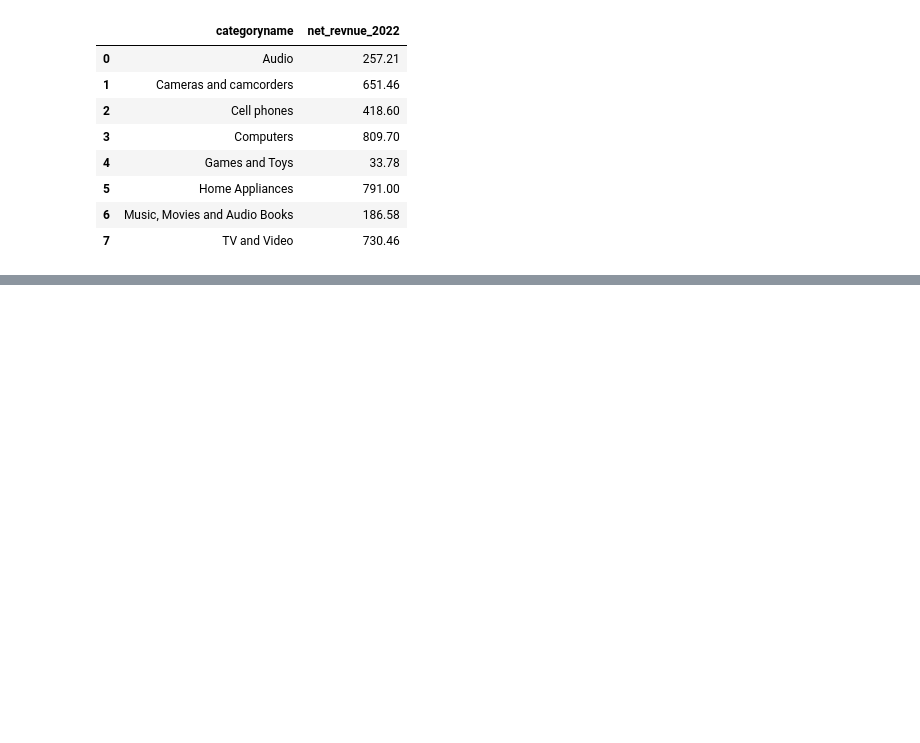
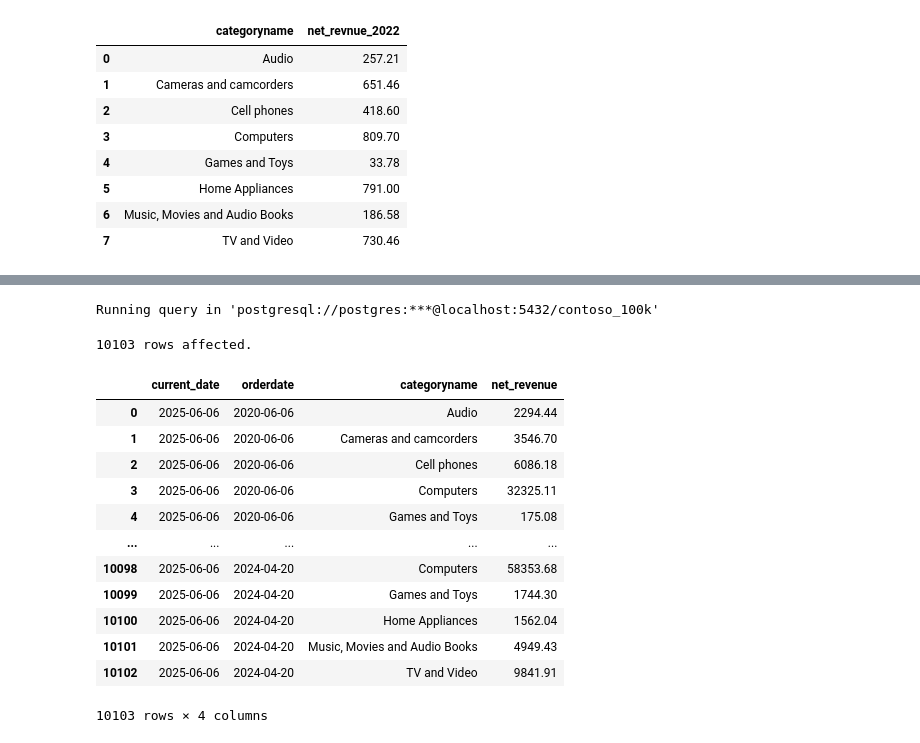
Before and after one commit to ew-alt/Data-anylatics, a Jupyter notebook: Resources/Blank_SQL_Notebook.ipynb, the cells around one changed output, grey strips where cells are left out. Saved outputs shown, nothing was run; the diff lists cells and outputs as text; code cells hidden in the pictures; blank space fills up the shorter version.

```diff
--- a/Resources/Blank_SQL_Notebook.ipynb
+++ b/Resources/Blank_SQL_Notebook.ipynb
@@ -318,0 +383,35 @@ Running query in 'postgresql://postgres:***@localhost:5432/contoso_100k'
+# %%
+%%sql
+
+SELECT
+  CURRENT_DATE,
+  s.orderdate,
+  p.categoryname,
+  SUM(s.quantity * s.exchangerate * s.netprice) AS net_revenue
+  FROM
+    sales s
+LEFT JOIN product p ON s.productkey = p.productkey
+WHERE
+  orderdate >= CURRENT_DATE - INTERVAL '5 years'
+GROUP BY
+  s.orderdate,
+  p.categoryname
+ORDER BY
+  s.orderdate,
+  p.categoryname
+# %% [output]
+Running query in 'postgresql://postgres:***@localhost:5432/contoso_100k'
+10103 rows affected.
+|  | current_date | orderdate | categoryname | net_revenue |
+| 0 | 2025-06-06 | 2020-06-06 | Audio | 2294.44 |
+| 1 | 2025-06-06 | 2020-06-06 | Cameras and camcorders | 3546.70 |
+| 2 | 2025-06-06 | 2020-06-06 | Cell phones | 6086.18 |
+| 3 | 2025-06-06 | 2020-06-06 | Computers | 32325.11 |
+| 4 | 2025-06-06 | 2020-06-06 | Games and Toys | 175.08 |
+| ... | ... | ... | ... | ... |
+| 10098 | 2025-06-06 | 2024-04-20 | Computers | 58353.68 |
+| 10099 | 2025-06-06 | 2024-04-20 | Games and Toys | 1744.30 |
+| 10100 | 2025-06-06 | 2024-04-20 | Home Appliances | 1562.04 |
+| 10101 | 2025-06-06 | 2024-04-20 | Music, Movies and Audio Books | 4949.43 |
+| 10102 | 2025-06-06 | 2024-04-20 | TV and Video | 9841.91 |
+10103 rows × 4 columns
```
Also changed, not shown: parts of 6 cells of this notebook.
